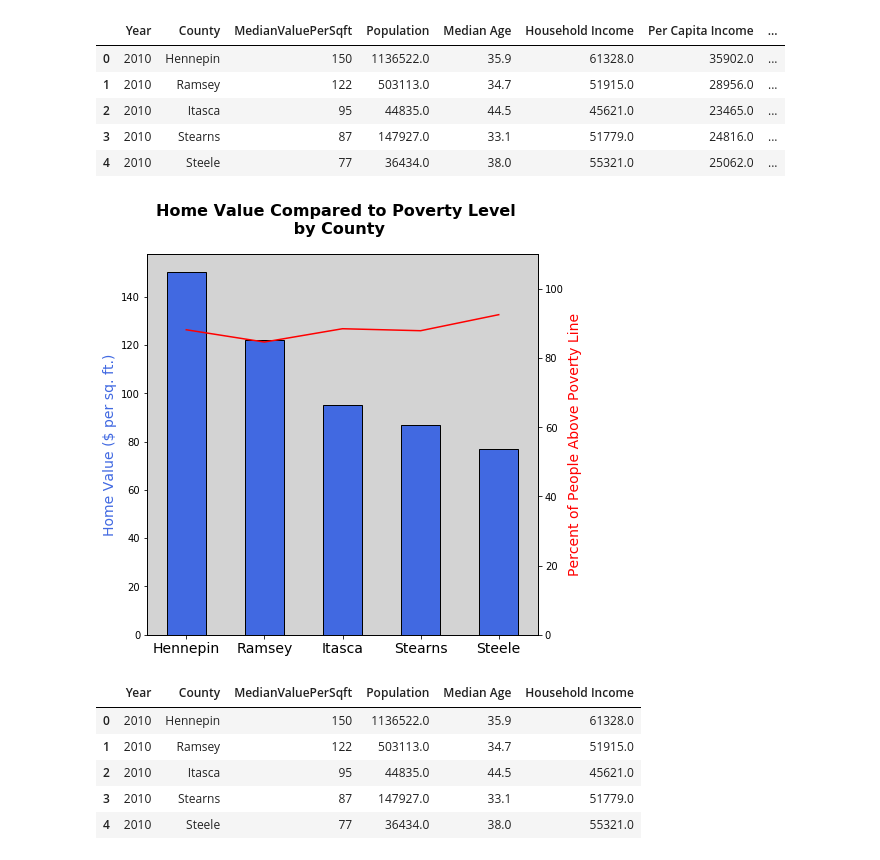
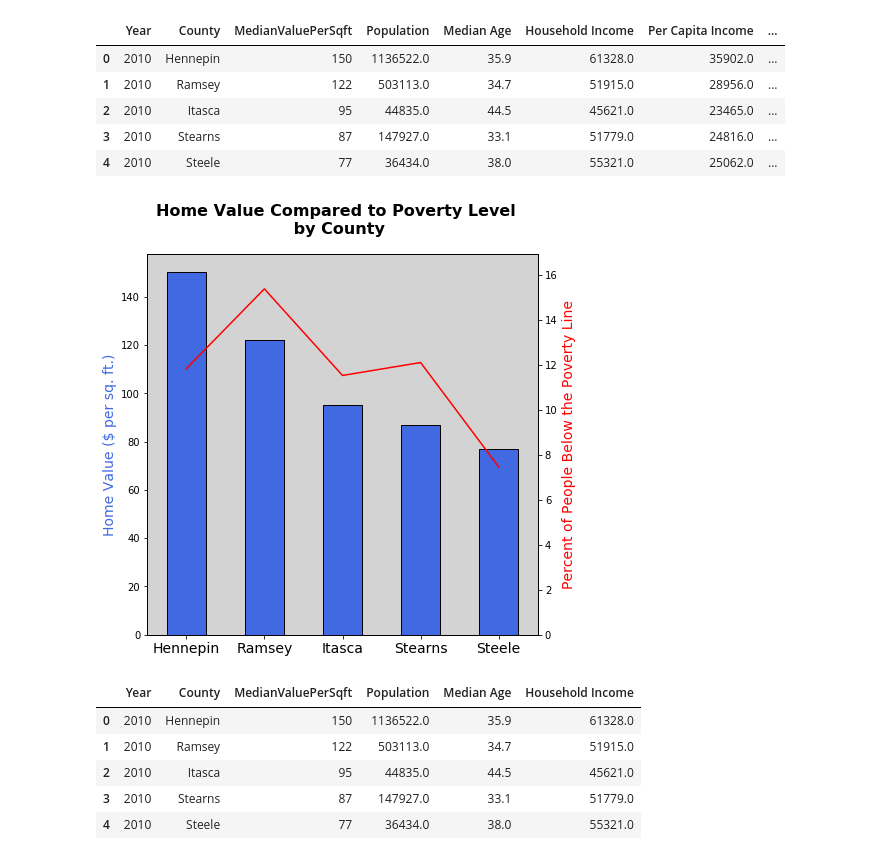
Before and after one commit to pogomike/project-one, a Jupyter notebook: Population_Poverty_Income_Education.ipynb, the cells around one changed output. Saved outputs shown, nothing was run; the diff lists cells and outputs as text; code cells hidden in the pictures.

```diff
--- a/Population_Poverty_Income_Education.ipynb
+++ b/Population_Poverty_Income_Education.ipynb
@@ -30,7 +30,7 @@ merge_df
 | 3 | 2010 | Stearns | 87 | 147927.0 |
 | 4 | 2010 | Steele | 77 | 36434.0 |
 # %%
-def myplot(plot_df,compare_val,big_title,x_title,left_y_title,right_y_title,outfile,max_val):
+def myplot(plot_df,compare_val,big_title,x_title,left_y_title,right_y_title,outfile,max_val,fig_wide):
     '''
           plot home-value(bar graph) with compare_val (line plot) against county
 
@@ -45,7 +45,7 @@ def myplot(plot_df,compare_val,big_title,x_title,left_y_title,right_y_title,outf
     '''
     #establish graph
     width=.5
-    fig,ax1=plt.subplots(figsize=(7,7))
+    fig,ax1=plt.subplots(figsize=(fig_wide,7))
     ax2=ax1.twinx()
     fig.suptitle(big_title,fontsize=16,fontweight='bold')
 
@@ -56,7 +56,7 @@ def myplot(plot_df,compare_val,big_title,x_title,left_y_title,right_y_title,outf
     #set shared x values
     x_axis=np.arange(0,len(home_val_df["County"]))
     ax1.set_xticks(x_axis)
-    ax1.set_xticklabels(merge_df["County"],fontsize=14,rotation=0)
+    ax1.set_xticklabels(plot_df["County"],fontsize=14,rotation=0)
     ax1.set_xlim(-.5, len(home_val_df["County"])-0.5)
 
     #background colors, limits and labels
@@ -94,10 +94,10 @@ merge2_df
 | 4 | 2010 | Steele | 77 | 36434.0 | 38.0 | 55321.0 | 25062.0 | ... |
 # %%
 #plot the home value compared to poverty level
-myplot(merge2_df,"Above Poverty","Home Value Compared to Poverty Level\n by County","County","Home Value ($ per sq. ft.)",
-       "Percent of People Above Poverty Line","Output/home_val_poverty.png",max_val=100)
+myplot(merge2_df,"Poverty Rate","Home Value Compared to Poverty Level\n by County","County","Home Value ($ per sq. ft.)",
+       "Percent of People Below the Poverty Line","Output/home_val_poverty2.png",merge2_df["Poverty Rate"].max(),7)
 # %% [output]
-[figure, old version]
+[figure, new version]
 # %%
 #cut to just county and household income
 income_df=census_df.iloc[:,1:5]
```
Also changed, not shown: parts of 3 cells of this notebook, 3 other files.
